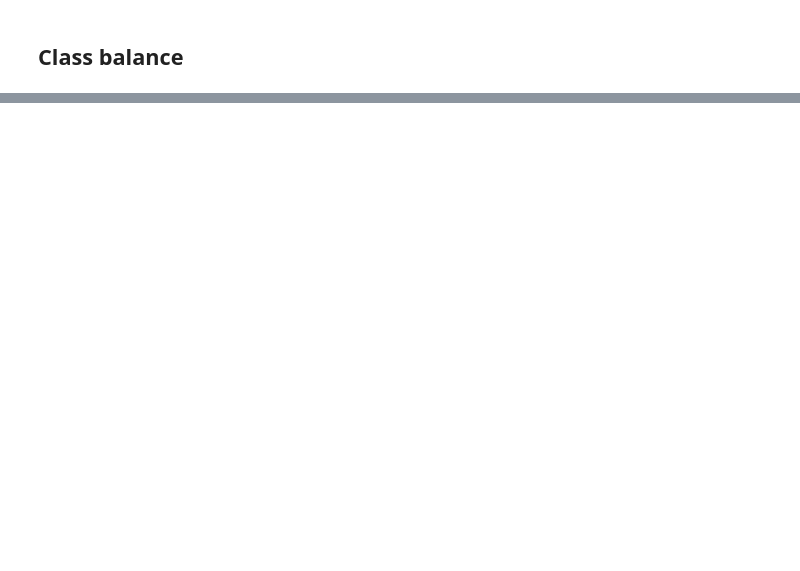
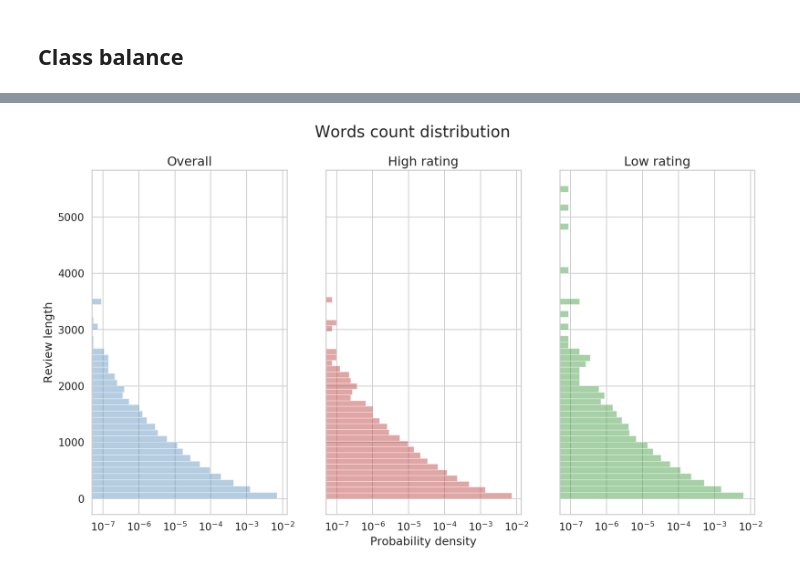
Before and after one commit to JoseHJBlanco/Fivestars, a Jupyter notebook: develop/02-EDA.ipynb, the cells around one changed output, grey strips where cells are left out. Saved outputs shown, nothing was run; the diff lists cells and outputs as text; code cells hidden in the pictures; blank space fills up the shorter version.

```diff
--- a/develop/02-EDA.ipynb
+++ b/develop/02-EDA.ipynb
@@ -26,0 +71,3 @@ spark = ps.sql.SparkSession.builder\
+# %%
+n_entries = amazon.count()
+print(f"Number of entries: {n_entries:,.0f}")
@@ -62,0 +123,58 @@ query = spark.sql('''
+# %%
+# remove white spaces leading and trailing the documents
+trimmed_reviews = psf.trim(dev['review'])
+
+# split the docs into tokens white spaces as delimiters
+tokens = psf.split(trimmed_reviews, r' +')
+
+# remove empty strings from ['']
+clean_tokens = remove_empyt_doc(tokens)
+
+# count the number of element in the token lists
+review_length = psf.size(clean_tokens).alias('review_length')
+
+# create split the reviews as high rating and not high rating
+rating_qual = (dev['rating'] > 3).alias('high_rating')
+
+review_lengths = dev.select(rating_qual, review_length).toPandas()
+# %%
+fig, axs = plt.subplots(1, ncols=3, sharey=True, sharex=True, figsize=(15, 8))
+
+settings = [
+    {
+        'mask': review_lengths.index,
+        'title': 'Overall',
+        'color': 'steelblue'
+    },
+    {
+        'mask': review_lengths['high_rating'],
+        'title': 'High rating',
+        'color': 'firebrick'
+    },
+    {
+        'mask': ~review_lengths['high_rating'],
+        'title': 'Low rating',
+        'color': 'forestgreen'
+    }
+]
+
+for ax, sets in zip(axs, settings):
+    sns.distplot(
+        review_lengths.loc[sets['mask'], 'review_length'],
+        vertical=True,
+        norm_hist=True,
+        kde=False,
+        ax=ax,
+        color=sets['color']
+    )
+    ax.set_title(sets['title'], fontsize=16)
+    ax.set_xscale('log')
+    ax.set_ylabel('')
+
+axs[0].set_ylabel('Review length')
+axs[1].set_xlabel('Probability density')
+
+fig.suptitle('Words count distribution', fontsize=20)
+fig.set_tight_layout(None)
+# %% [output]
+[figure, added]
```
Also changed, not shown: parts of 33 cells of this notebook, 1 other file.
